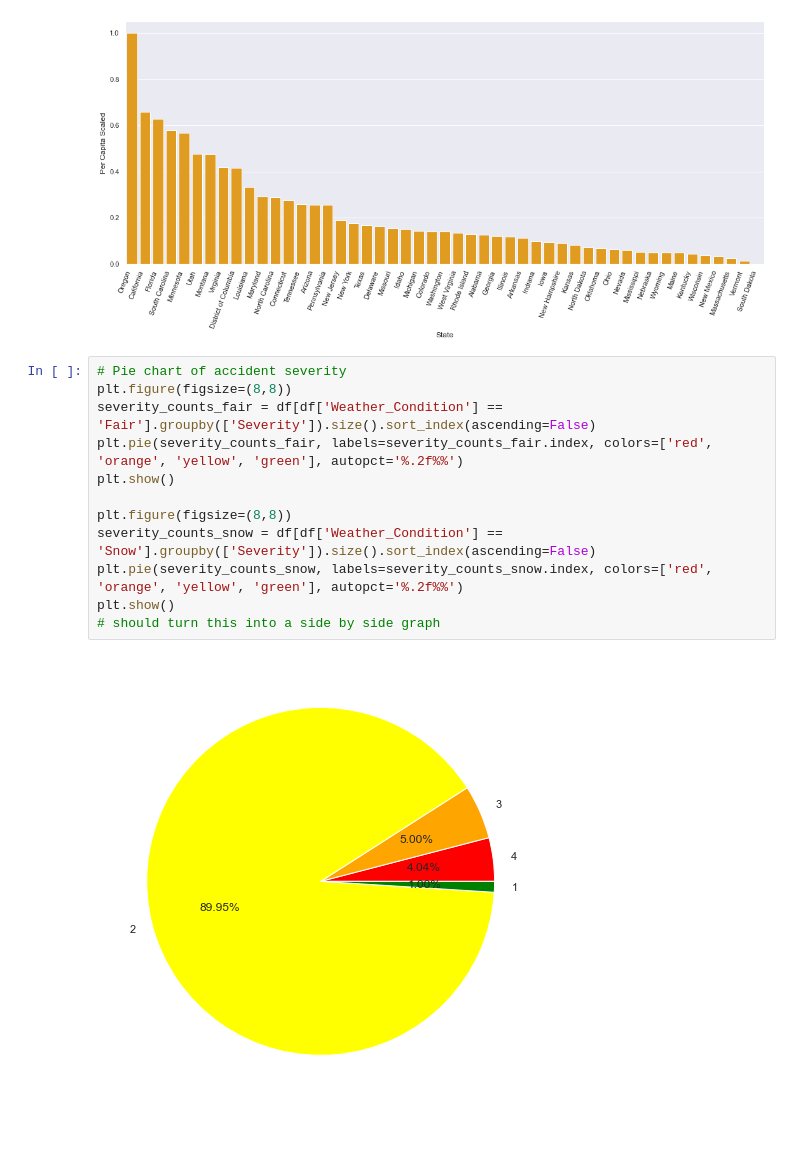
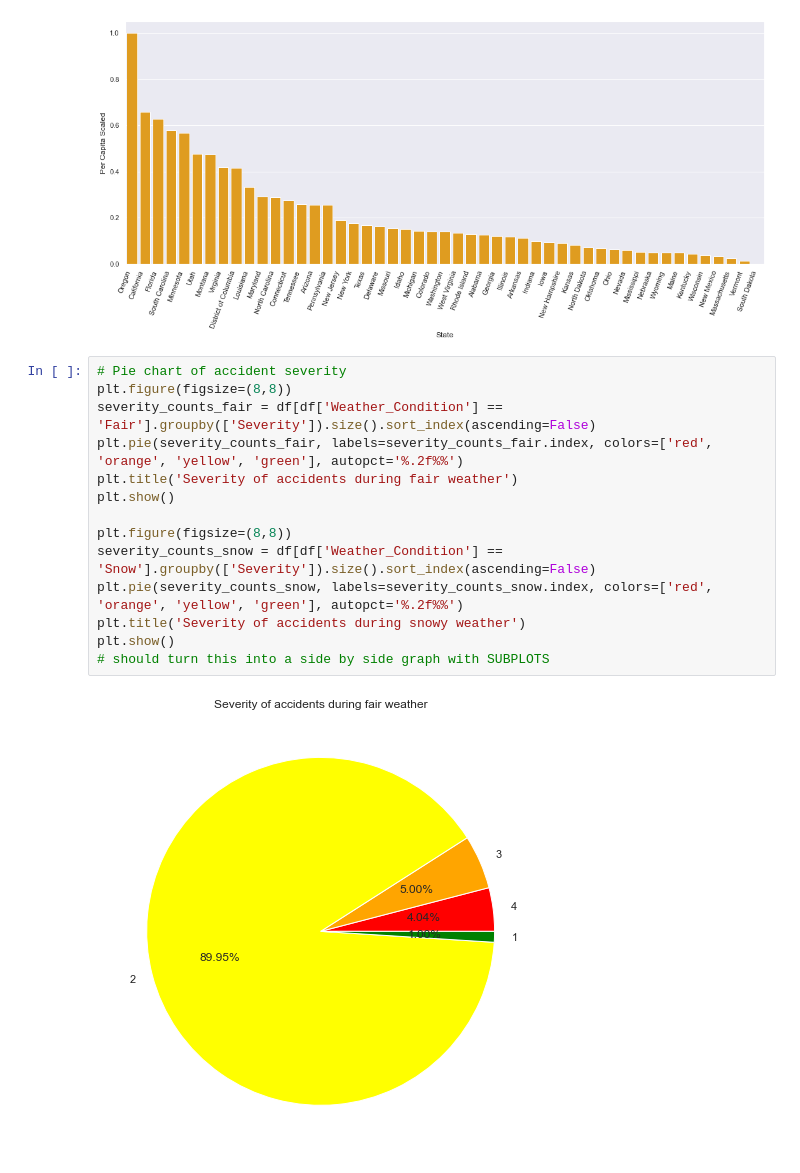
Before and after one commit to jeffc1020/453-visualization, a Jupyter notebook: final.ipynb, the cells around one changed output. Cells and saved outputs as stored; diff of their text form; blank space fills up the shorter version.

```diff
--- a/final.ipynb
+++ b/final.ipynb
@@ -339,14 +339,16 @@ plt.show()
 # %%
 # Pie chart of accident severity
 plt.figure(figsize=(8,8))
 severity_counts_fair = df[df['Weather_Condition'] == 'Fair'].groupby(['Severity']).size().sort_index(ascending=False)
 plt.pie(severity_counts_fair, labels=severity_counts_fair.index, colors=['red', 'orange', 'yellow', 'green'], autopct='%.2f%%')
+plt.title('Severity of accidents during fair weather')
 plt.show()
 
 plt.figure(figsize=(8,8))
 severity_counts_snow = df[df['Weather_Condition'] == 'Snow'].groupby(['Severity']).size().sort_index(ascending=False)
 plt.pie(severity_counts_snow, labels=severity_counts_snow.index, colors=['red', 'orange', 'yellow', 'green'], autopct='%.2f%%')
+plt.title('Severity of accidents during snowy weather')
 plt.show()
-# should turn this into a side by side graph
+# should turn this into a side by side graph with SUBPLOTS
 # %% [output]
-[figure, old version]
+[figure, new version]
```
Also changed, not shown: parts of 2 cells of this notebook.
